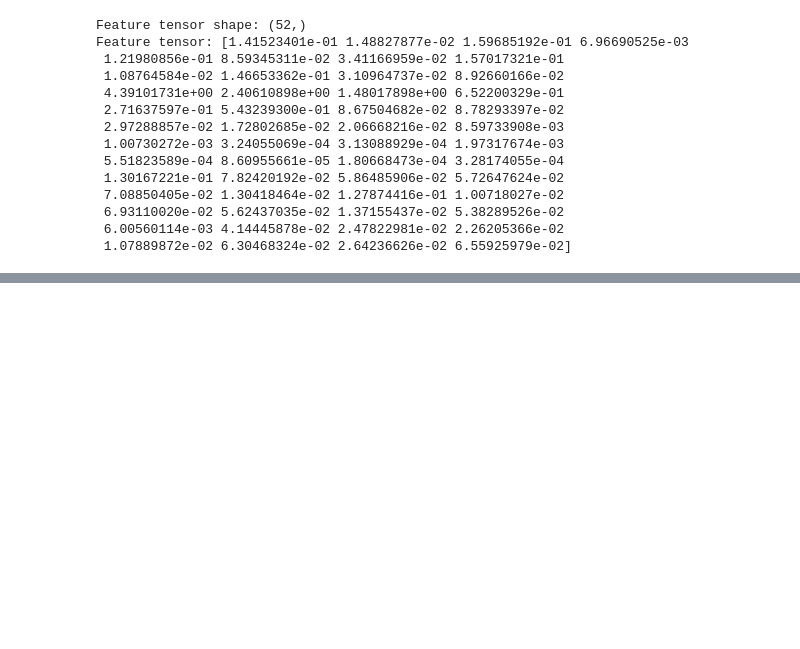
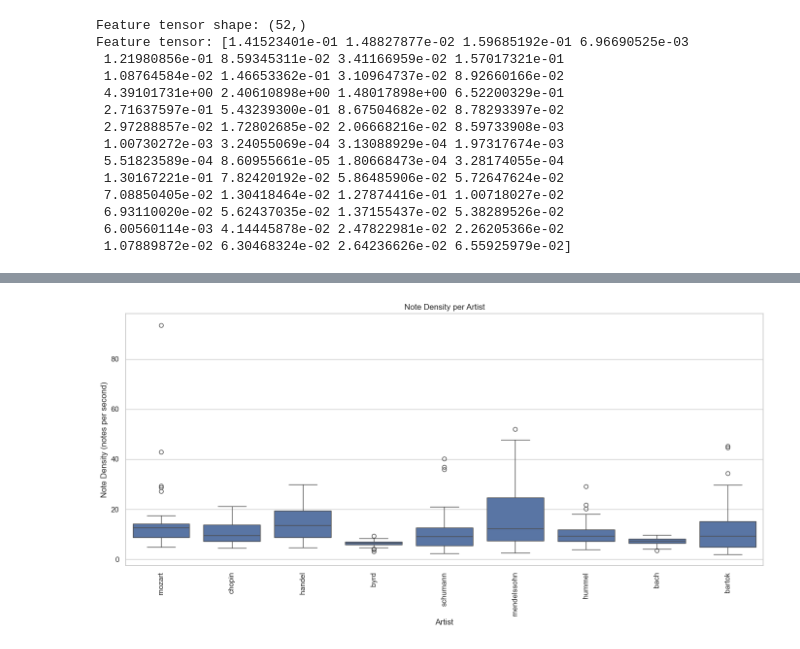
Before and after one commit to victorhg/aai511-final-project-group6, a Jupyter notebook: notebooks/EDA_information.ipynb, the cells around one changed output, grey strips where cells are left out. Cells and saved outputs as stored; diff of their text form; code cells hidden in the pictures; blank space fills up the shorter version.

```diff
--- a/notebooks/EDA_information.ipynb
+++ b/notebooks/EDA_information.ipynb
@@ -195,0 +288,28 @@ Feature tensor: [1.41523401e-01 1.48827877e-02 1.59685192e-01 6.96690525e-03
+# %%
+import pandas as pd
+
+# Assuming artist_midi_dict is loaded using your midi_access.py
+note_density_data = []
+for artist, midi_list in artist_midi_dict.items():
+    for midi_data in midi_list:
+        num_notes = sum(len(inst.notes) for inst in midi_data.instruments)
+        duration = midi_data.get_end_time()
+        if duration > 0:
+            note_density = num_notes / duration
+            note_density_data.append({'artist': artist, 'note_density': note_density})
+
+# Aggregate into DataFrame
+df_note_density = pd.DataFrame(note_density_data)
+import matplotlib.pyplot as plt
+import seaborn as sns
+
+plt.figure(figsize=(14, 7))
+sns.boxplot(x='artist', y='note_density', data=df_note_density)
+plt.xticks(rotation=90)
+plt.xlabel('Artist')
+plt.ylabel('Note Density (notes per second)')
+plt.title('Note Density per Artist')
+plt.tight_layout()
+plt.show()
+# %% [output]
+[figure, added]
```
Also changed, not shown: parts of 5 cells of this notebook, 1 other file.
